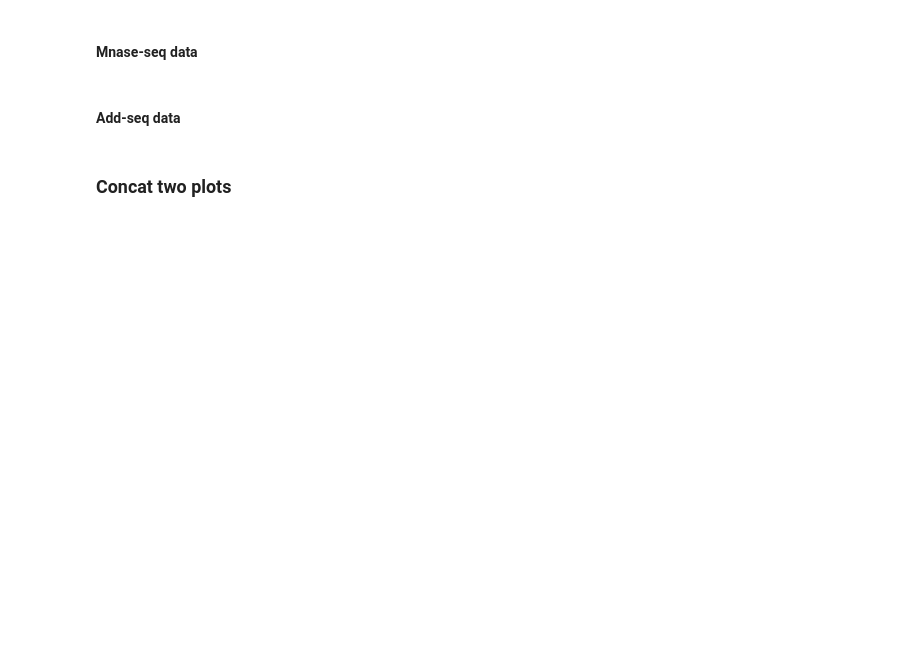
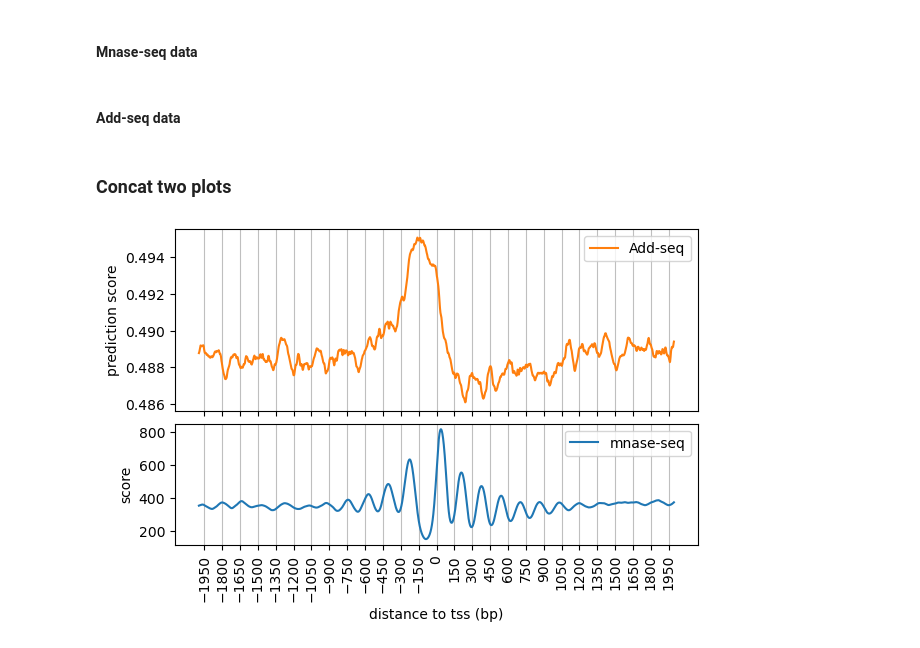
Before and after one commit to baigal628/addseq_manuscript, a Jupyter notebook: scripts/Figure4_neuralnetwork.ipynb, the cells around one changed output. Drawn from its saved outputs; the diff is of its cells as text; code cells hidden in the pictures; blank space fills up the shorter version.

Commit message:
update figures

```diff
--- a/scripts/Figure4_neuralnetwork.ipynb
+++ b/scripts/Figure4_neuralnetwork.ipynb
@@ -210,6 +214,39 @@ xval22, yval22 = plotAggregate(pred = '../data/resnetv1_all_prediction.tsv', out
               prefix = 'Figure4_addseq_tts_150_sw20',  space=150, thred = "", end = True,
               labels = ('distance to tts (bp)', 'prediction score'),
               bed = '../data/ref/allCES.bed', window = 4000, sw=20, col = {'chrom':0, 'start':1, 'end':2, 'strand':4})
+# %%
+xval1, yval1 = plotAggregate(pred = '../data/resnetv1_all_prediction.tsv', outpath = '../figures/',
+                            prefix = 'Figure4_addseq_tss_150_sw10',  space=150, thred = "",
+                            bed = '../data/ref/allTSS.bed', window =4000, sw=10, col = {'chrom':0, 'start':1, 'end':2, 'strand':5})
+
+xval12, yval12 = plotAggregate(pred = '../data/resnetv1_all_prediction.tsv', outpath = '../figures/',
+              prefix = 'Figure4_addseq_tts_150_sw10',  space=150, thred = "", end = True,
+              labels = ('distance to tts (bp)', 'prediction score'),
+              bed = '../data/ref/allCES.bed', window = 4000, sw=10, col = {'chrom':0, 'start':1, 'end':2, 'strand':4})
 # %% [markdown]
 ### Concat two plots
+# %%
+halfwindow = 2000
+space = 150
+f, (ax1, ax2) = plt.subplots(2, sharex='all', gridspec_kw={'height_ratios': [3, 2]}, figsize=(6,4), layout="constrained")
+
+color = 'tab:orange'
+ax1.set_ylabel('prediction score', color='black')
+ax1.plot(xval1, yval1, color=color, label = 'Add-seq')
+ax1.grid(alpha=0.8, axis = 'x')
+ax1.legend()
+color = 'tab:blue'
+ax2.set_ylabel('score', color='black')  # we already handled the x-label with ax1
+ax2.plot(xval, yval, color=color, label = 'mnase-seq')
+ax2.set_xlabel('distance to tss (bp)')
+ax2.set_xticks(np.concatenate((np.flip(np.arange(0, -halfwindow-1, -space)[1:]), np.arange(0, halfwindow+1, space)), axis=0))
+ax2.grid(alpha=0.8, axis = 'x')
+ax2.legend()
+
+
+plt.xticks( rotation='vertical')
+plt.subplots_adjust(hspace=.03)
+plt.savefig('../figures/Figure4F_tss_mnaseq_addseq_one_plot.pdf', dpi = 200)
+# %% [output]
+[figure, added]
 # %%
```
Also changed, not shown: parts of 3 cells of this notebook, 11 other files.
